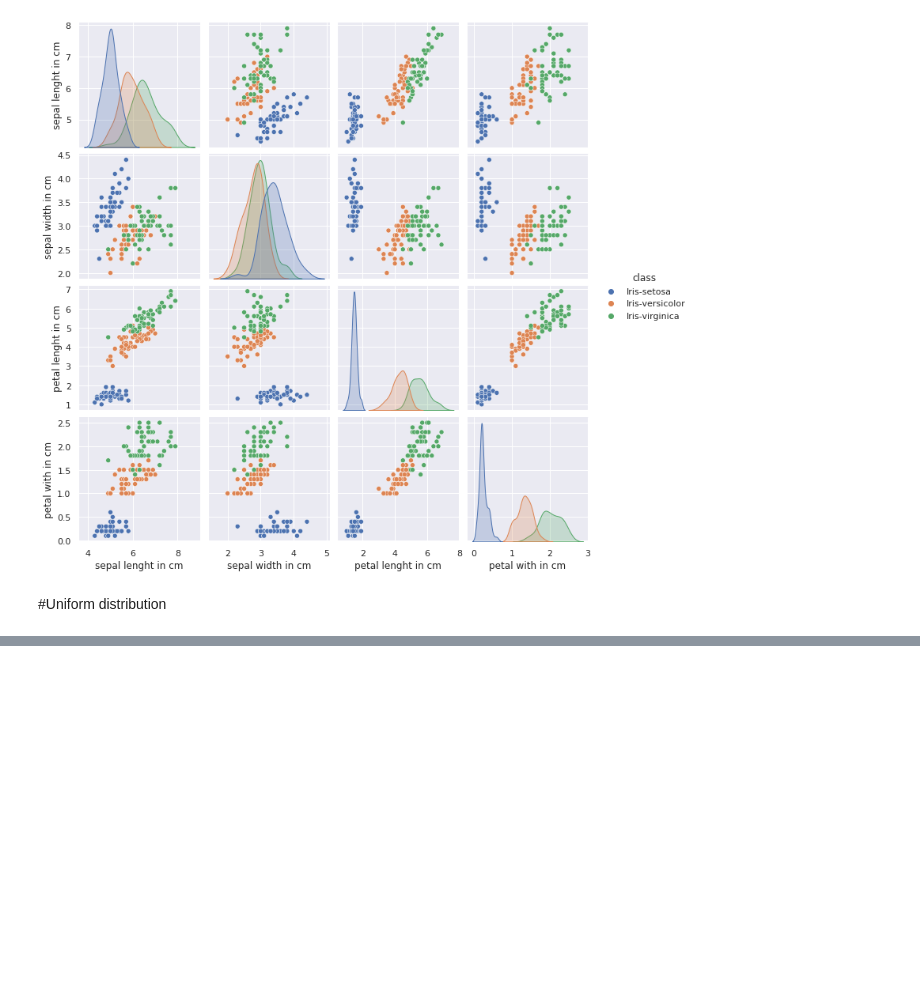
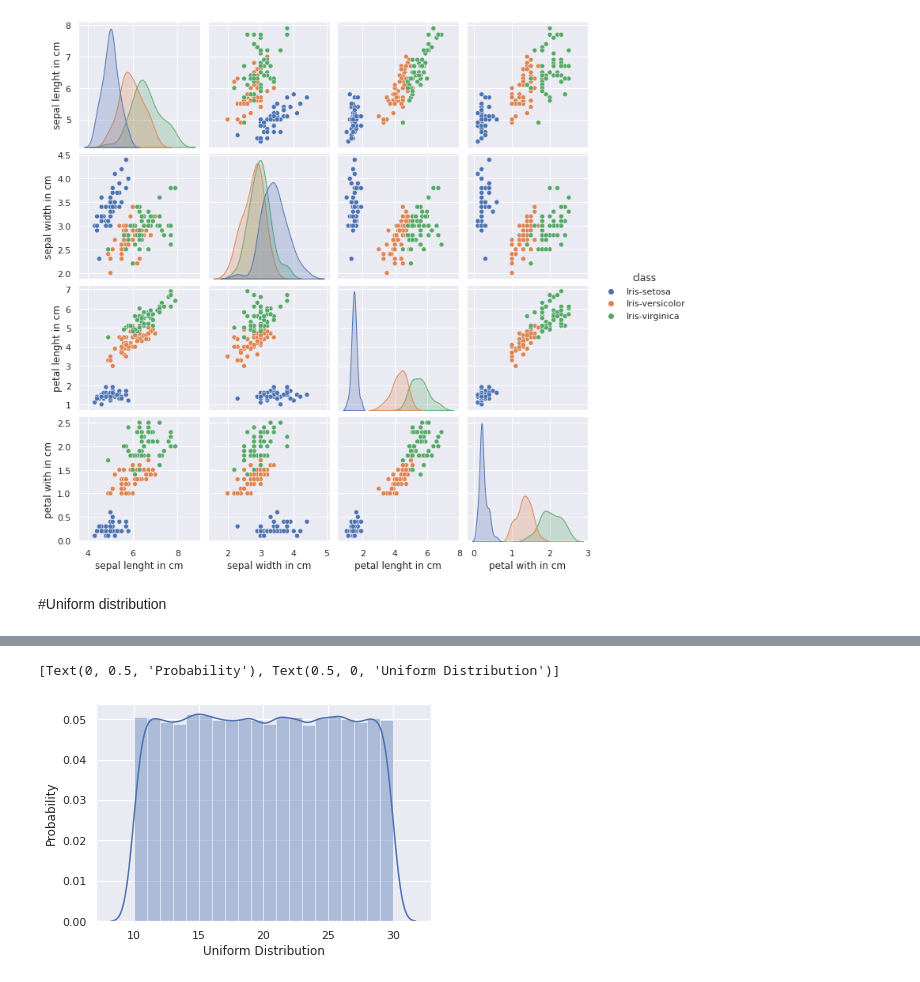
Before and after one commit to grale13/cursoad, a Jupyter notebook: M2_T3.ipynb, the cells around one changed output, grey strips where cells are left out. Cells and saved outputs as stored; diff of their text form; code cells hidden in the pictures; blank space fills up the shorter version.

```diff
--- a/M2_T3.ipynb
+++ b/M2_T3.ipynb
@@ -67,0 +65,6 @@ ax.set(xlabel='Uniform distribution' , ylabel='Frecuency')
+# %%
+ax = sns.distplot(data_uniform, bins = 20, color = "b", kde = True)
+ax.set(xlabel="Uniform Distribution", ylabel="Probability")
+# %% [output]
+[Text(0, 0.5, 'Probability'), Text(0.5, 0, 'Uniform Distribution')]
+[figure, added]
```
Also changed, not shown: parts of 4 cells of this notebook.
